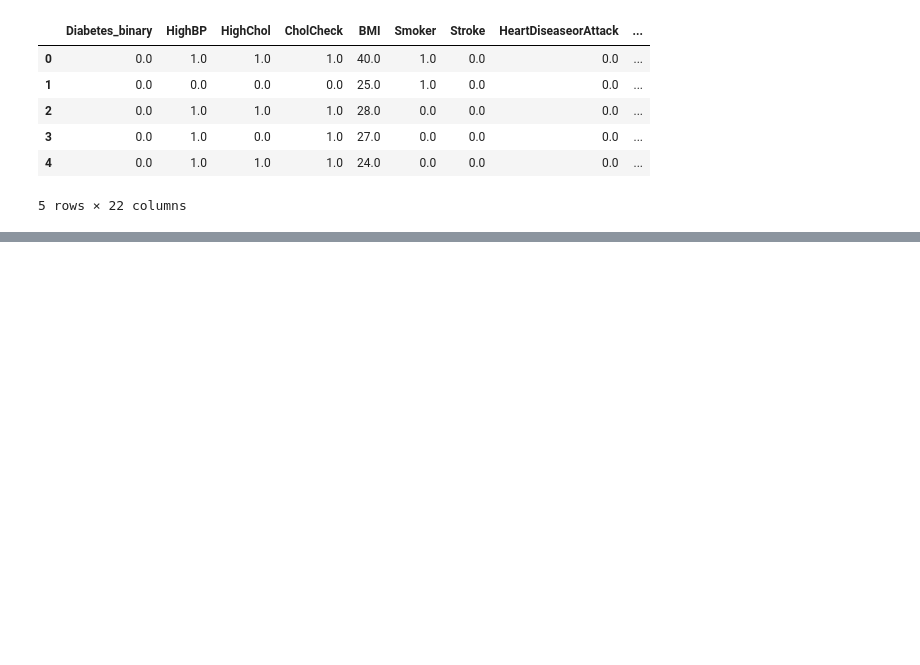
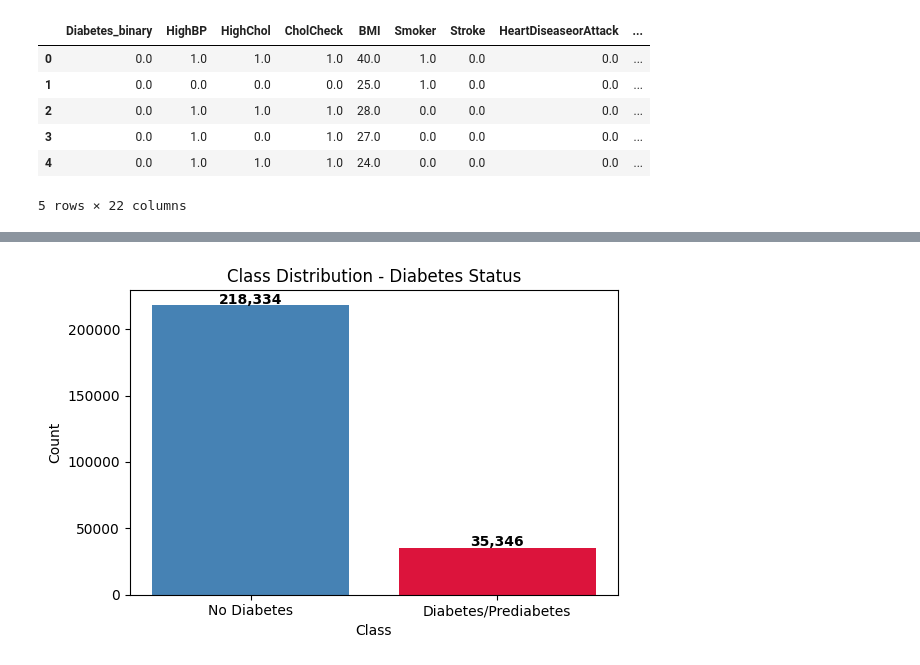
Before and after one commit to srsdesigndev/deep-learning-6952-project, a Jupyter notebook: notebooks/diabetes_project_dl.ipynb, the cells around one changed output, grey strips where cells are left out. Cells and saved outputs as stored; diff of their text form; code cells hidden in the pictures; blank space fills up the shorter version.

```diff
--- a/notebooks/diabetes_project_dl.ipynb
+++ b/notebooks/diabetes_project_dl.ipynb
@@ -143,0 +250,22 @@ First 5 rows:
+# %%
+# ============================================================
+# Cell 4: Visualize Class Imbalance
+# Plot how many diabetic vs non-diabetic cases exist
+# ============================================================
+
+fig, ax = plt.subplots(figsize=(6, 4))
+
+counts = df["Diabetes_binary"].value_counts()
+ax.bar(["No Diabetes", "Diabetes/Prediabetes"], counts.values, color=["steelblue", "crimson"])
+ax.set_title("Class Distribution - Diabetes Status")
+ax.set_ylabel("Count")
+ax.set_xlabel("Class")
+
+for i, v in enumerate(counts.values):
+    ax.text(i, v + 1000, f"{v:,}", ha="center", fontweight="bold")
+
+plt.tight_layout()
+plt.savefig("class_distribution.png", dpi=150)
+plt.show()
+# %% [output]
+[figure, added]
```
Also changed, not shown: parts of 7 cells of this notebook, 2 other files.
